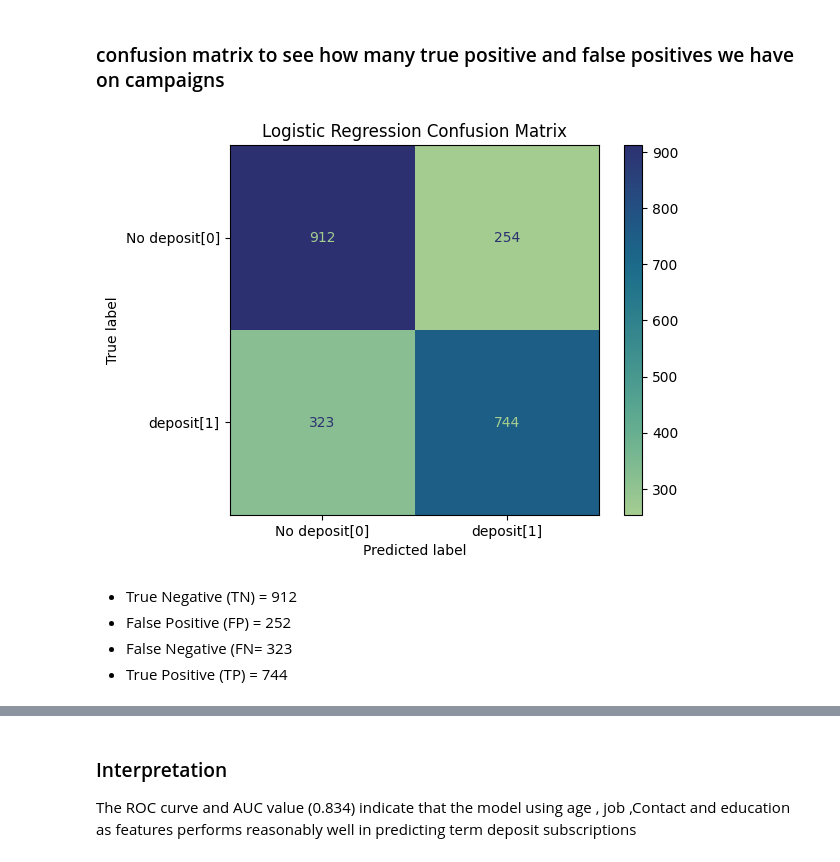
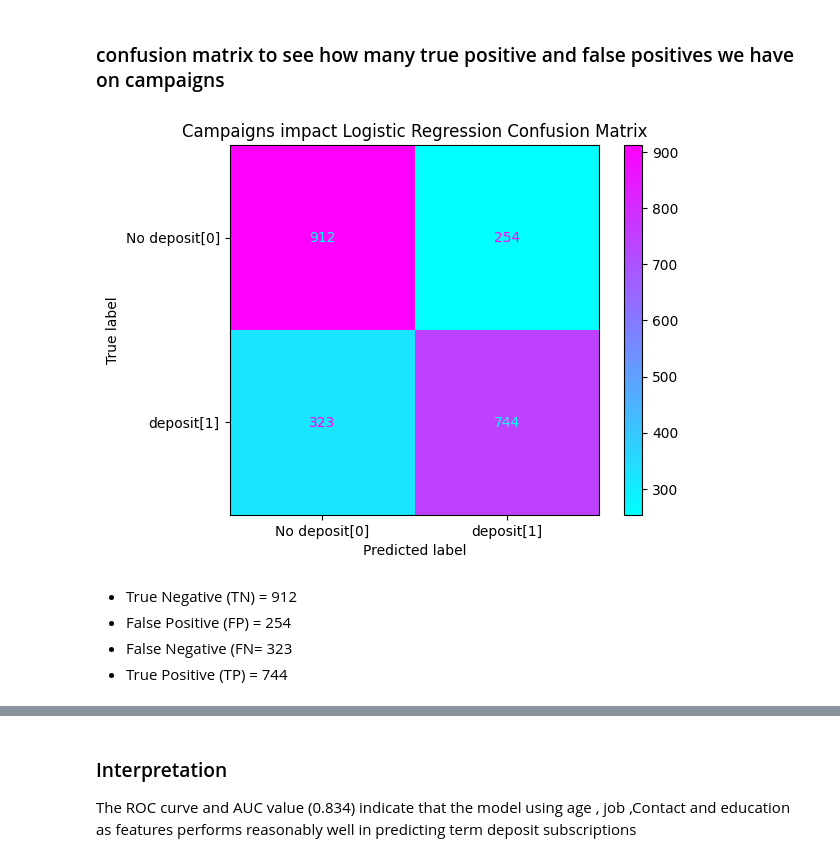
Before and after one commit to Naomi-N-w/Phase-3-Project, a Jupyter notebook: End Of Phase 3 Project.ipynb, the cells around one changed output, grey strips where cells are left out. Cells and saved outputs as stored; diff of their text form; code cells hidden in the pictures.

```diff
--- a/End Of Phase 3 Project.ipynb
+++ b/End Of Phase 3 Project.ipynb
@@ -484,20 +488,20 @@ ROC-AUC - At 83.4%, indicates that the model has a very strong ability to distin
 # %%
 
 from sklearn.metrics import confusion_matrix, ConfusionMatrixDisplay
 
 con_matrix = confusion_matrix(y_test, y_pred)
 
 # Display it
 disp = ConfusionMatrixDisplay(confusion_matrix=con_matrix, display_labels=["No deposit[0]", "deposit[1]"])
-disp.plot(cmap='crest')
-plt.title("Logistic Regression Confusion Matrix")
+disp.plot(cmap='cool')
+plt.title("Campaigns impact Logistic Regression Confusion Matrix")
 plt.show()
 # %% [output]
-[figure, old version]
+[figure, new version]
 # %% [markdown]
 
 + True Negative (TN) = 912
-+ False Positive (FP) = 252
++ False Positive (FP) = 254
 + False Negative (FN= 323
 + True Positive (TP)  = 744
 # %%
```
Also changed, not shown: parts of 7 cells of this notebook, 2 other files.
